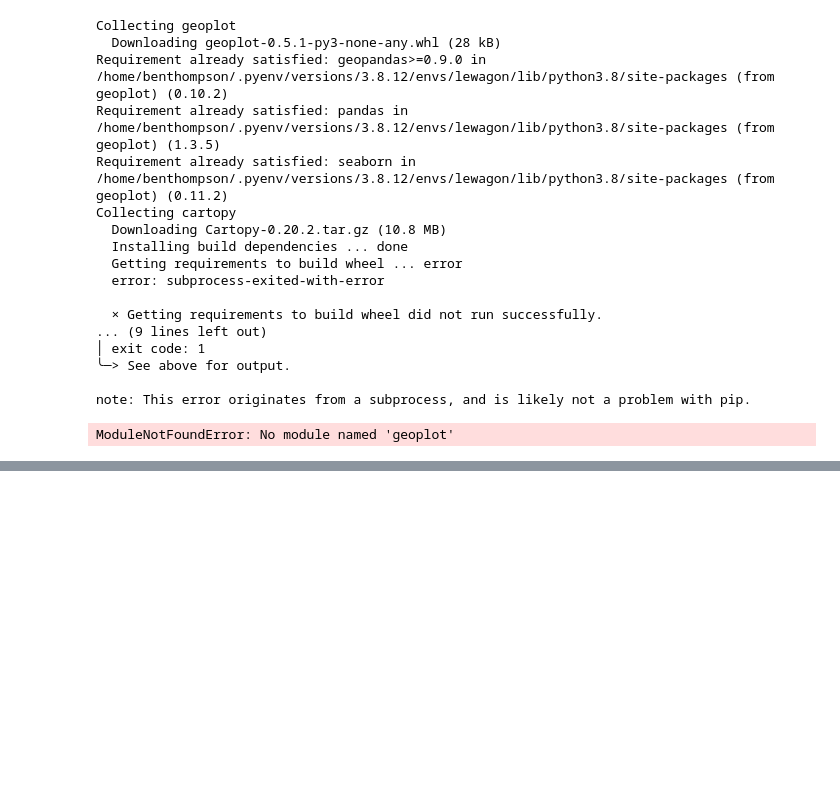
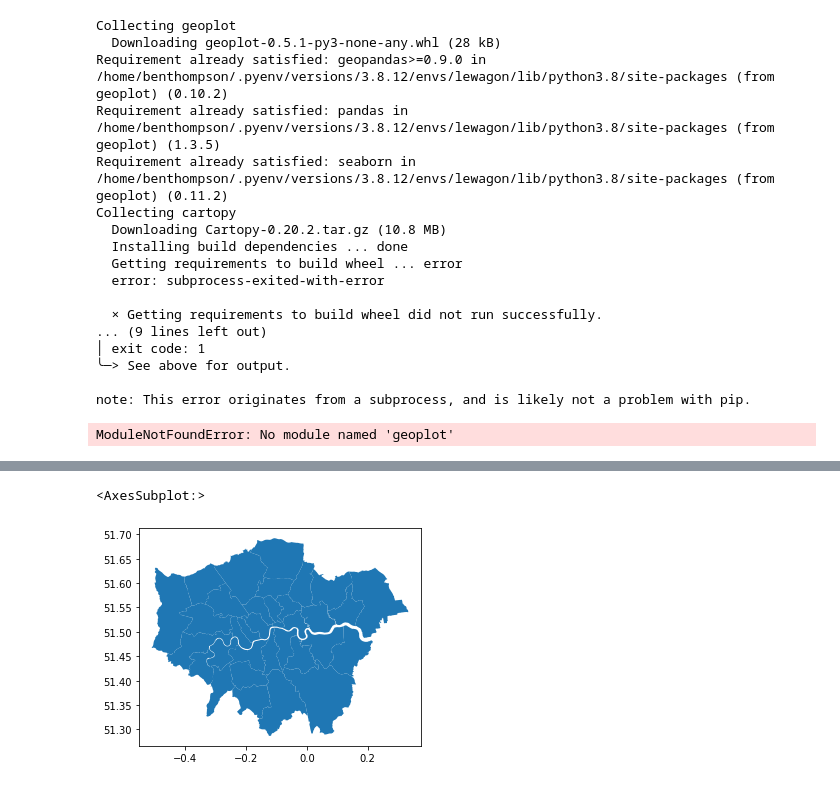
Before and after one commit to bendthompson/london-fires, a Jupyter notebook: notebooks/exploratory_notebook.ipynb, the cells around one changed output, grey strips where cells are left out. Saved outputs shown, nothing was run; the diff lists cells and outputs as text; code cells hidden in the pictures; blank space fills up the shorter version.

```diff
--- a/notebooks/exploratory_notebook.ipynb
+++ b/notebooks/exploratory_notebook.ipynb
@@ -380,0 +423,2 @@ px.choropleth_mapbox(geojson, geojson)
+# %%
+merged_df = geojson.merge(df[['mean']], right_on='area', left_on='name')
@@ -380,0 +434,5 @@ px.choropleth_mapbox(geojson, geojson)
+# %%
+merged_df.plot()
+# %% [output]
+<AxesSubplot:>
+[figure, added]
```
Also changed, not shown: parts of 24 cells of this notebook.
